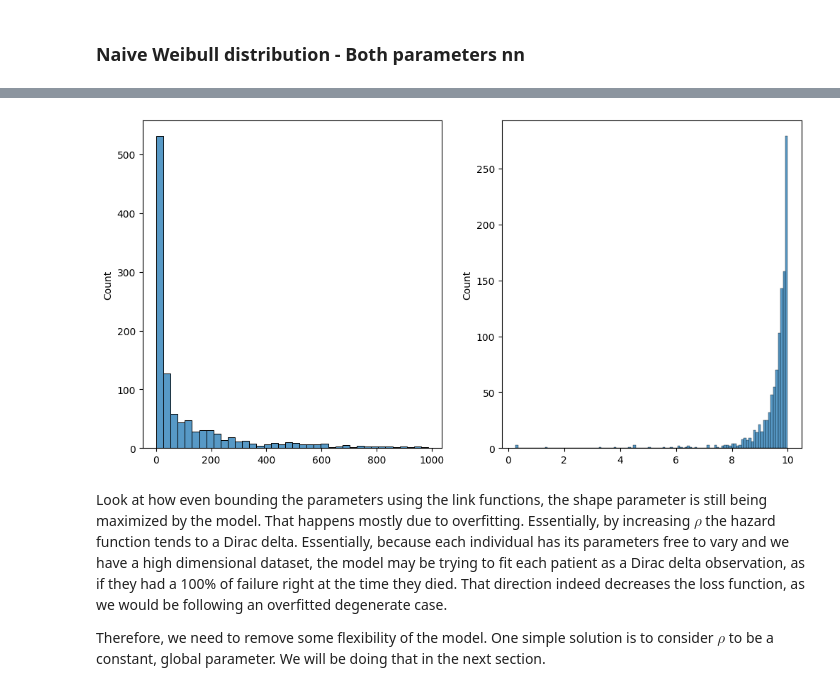
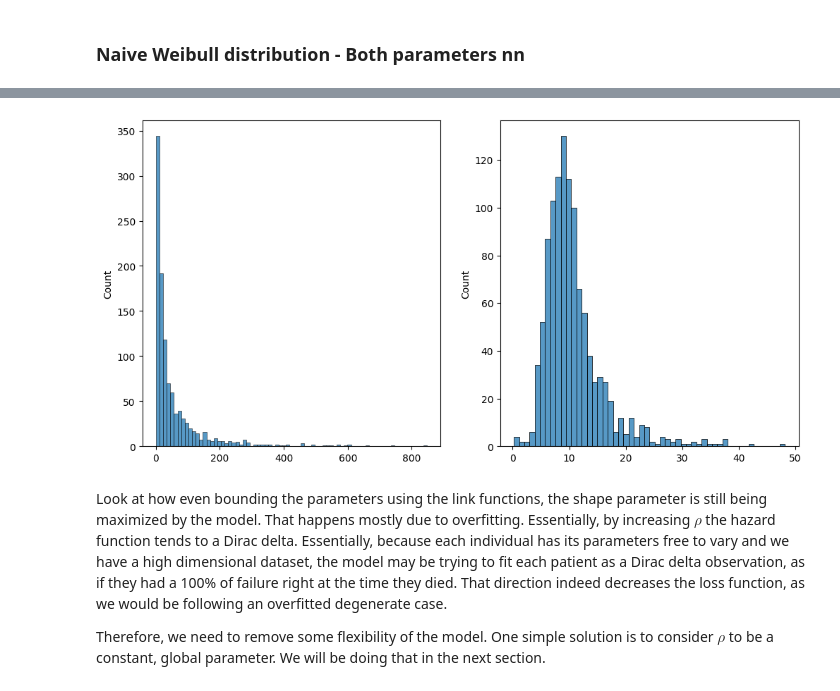
Before and after one commit to nhilariosilva/thetaflow_method_paper, a Jupyter notebook: TCGA-BRCA/TCGA-BRCA.ipynb, the cells around one changed output, grey strips where cells are left out. Drawn from its saved outputs; the diff is of its cells as text; code cells hidden in the pictures.

```diff
--- a/TCGA-BRCA/TCGA-BRCA.ipynb
+++ b/TCGA-BRCA/TCGA-BRCA.ipynb
@@ -111,16 +176,16 @@ def lam_link_inv(x):
     x_shifted = x - 1e-4
     return tf.math.log(x_shifted / (1000.0 - x_shifted))
 
-weibull_parameters = {
-    "lam": {"link": lam_link, "link_inv": lam_link_inv, "par_type": "nn", "shape": 1, "init": 1.0}, # scale
-    "rho": {"link": rho_link, "link_inv": rho_link_inv, "par_type": "nn", "shape": 1, "init": 1.0} # shape
-}
+# weibull_parameters = {
+#     "lam": {"link": lam_link, "link_inv": lam_link_inv, "par_type": "nn", "shape": 1, "init": 1.0}, # scale
+#     "rho": {"link": rho_link, "link_inv": rho_link_inv, "par_type": "nn", "shape": 1, "init": 1.0} # shape
+# }
 
 # POSSIBLY I SHOULD BE CONSIDERING RHO TO BE A GLOBAL CONSTANT!!!
-# weibull_parameters = {
-#     "lam": {"link": tf.math.exp, "link_inv": tf.math.log, "par_type": "nn", "shape": 1, "init": 1.0}, # scale
-#     "rho": {"link": tf.math.exp, "link_inv": tf.math.log, "par_type": "nn", "shape": 1, "init": 1.0} # shape
-# }
+weibull_parameters = {
+    "lam": {"link": tf.math.exp, "link_inv": tf.math.log, "par_type": "nn", "shape": 1, "init": 1.0}, # scale
+    "rho": {"link": tf.math.exp, "link_inv": tf.math.log, "par_type": "nn", "shape": 1, "init": 1.0} # shape
+}
 
 def weibull_loglikelihood_loss(model, nn_output, data):
     # Unpack the tuple to include the censoring indicator
@@ -156,7 +221,7 @@ def weibull_neural_network(model, seed = None):
     # ----- Compressor layer -----
     # Funnels ~60k normalized gene inputs to a 128 latent space
     model.dense1 = layers.Dense(
-        units = 128,
+        units = 169,
         activation = "gelu",
         kernel_initializer = initializer,
         kernel_regularizer = lasso,
@@ -274,17 +319,20 @@ Optimization finished in 177.068 seconds.
 # %%
 nn_output = weibull_model(X, training = False)
 
 lam_X = weibull_model.get_variable("lam", nn_output)
 rho_X = weibull_model.get_variable("rho", nn_output)
 
 fig, ax = plt.subplots(nrows = 1, ncols = 2, figsize = (12,6))
 
-sns.histplot(x = lam_X.numpy().flatten(), ax = ax[0])
-sns.histplot(x = rho_X.numpy().flatten(), ax = ax[1])
+lam_X_flatten = lam_X.numpy().flatten()
+rho_X_flatten = rho_X.numpy().flatten()
+
+sns.histplot(x = lam_X_flatten[lam_X_flatten < 1000], ax = ax[0])
+sns.histplot(x = rho_X_flatten, ax = ax[1])
 
 plt.show()
 # %% [output]
-[figure, old version]
+[figure, new version]
 # %% [markdown]
 Look at how even bounding the parameters using the link functions, the shape parameter is still being maximized by the model. That happens mostly due to overfitting. Essentially, by increasing $\rho$ the hazard function tends to a Dirac delta. Essentially, because each individual has its parameters free to vary and we have a high dimensional dataset, the model may be trying to fit each patient as a Dirac delta observation, as if they had a 100\% of failure right at the time they died. That direction indeed decreases the loss function, as we would be following an overfitted degenerate case.
 
```
Also changed, not shown: parts of 29 cells of this notebook, 1 other file.
